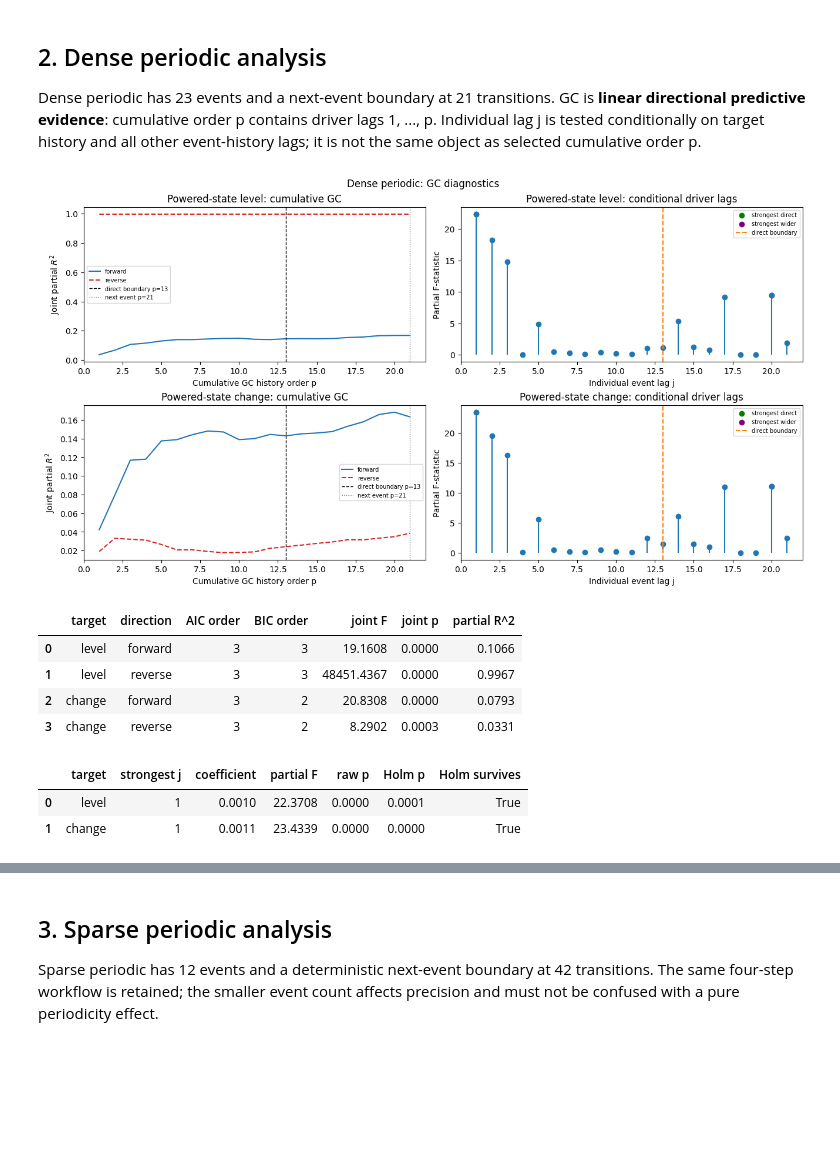
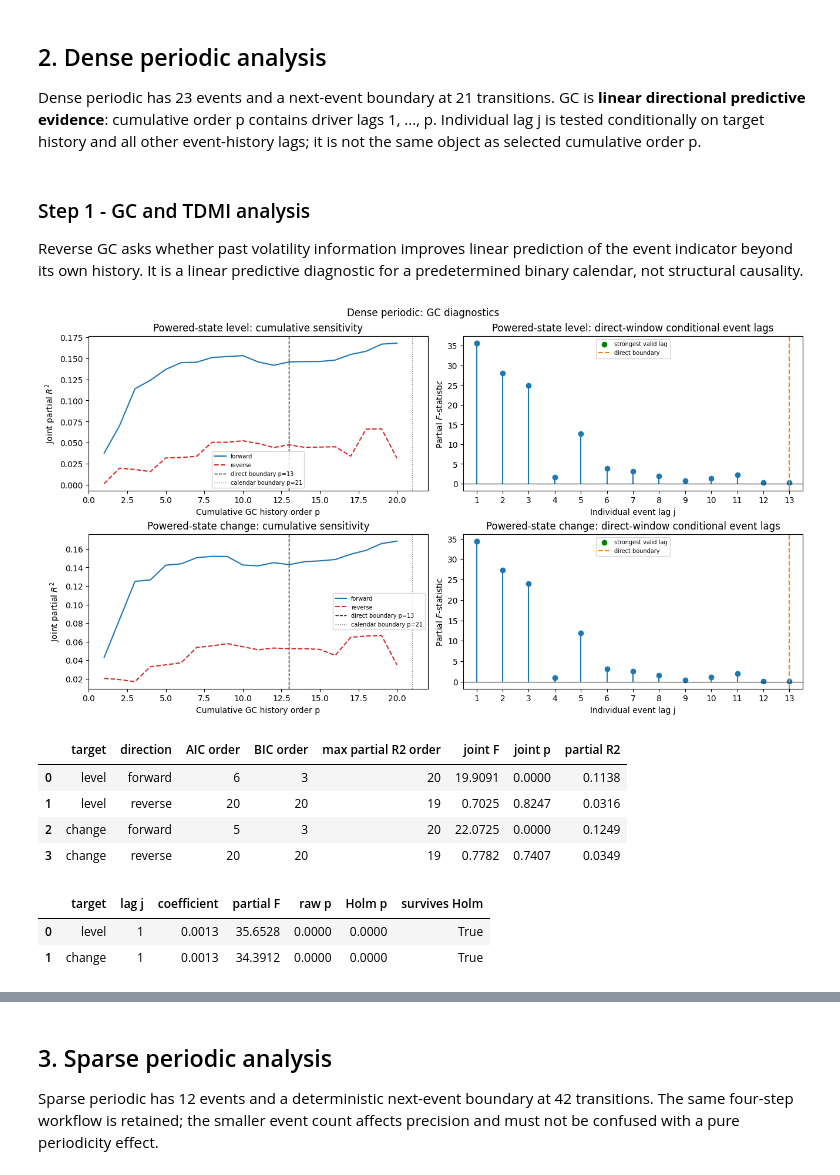
Before and after one commit to JivN24/HSBC-AN-RN, a Jupyter notebook: CODEWORK/Linus' Task Re-Do/10_event_frequency_and_schedule_robustness.ipynb, the cells around one changed output, grey strips where cells are left out. Saved outputs shown, nothing was run; the diff lists cells and outputs as text; code cells hidden in the pictures; blank space fills up the shorter version.

Commit message:
backup: preserve Notebook 10 before benchmark parity correction

```diff
--- a/CODEWORK/Linus' Task Re-Do/10_event_frequency_and_schedule_robustness.ipynb
+++ b/CODEWORK/Linus' Task Re-Do/10_event_frequency_and_schedule_robustness.ipynb
@@ -13,16 +13,19 @@ import numpy as np, pandas as pd, matplotlib.pyplot as plt
 from scipy import stats
 from statsmodels.stats.multitest import multipletests
 from IPython.display import Markdown, display
-N_SEEDS=50; REP_SEED=20260722; STEPS=252; H=13; AGES=np.arange(13); RESULTS=Path('notebook10_results')
-ORDER={'dense_periodic':21,'sparse_periodic':42,'sparse_irregular':42}
-LABEL={'dense_periodic':'Dense periodic','sparse_periodic':'Sparse periodic','sparse_irregular':'Sparse irregular'}
-COLOR={'dense_periodic':'tab:blue','sparse_periodic':'tab:orange','sparse_irregular':'tab:green'}
+N_SEEDS=50; REP_SEED=20260722; STEPS=252; H=13; P_INDIVIDUAL=13; F_TOL=1e-10; COND_MAX=1e10
+GC_PMAX={'dense_periodic':20,'sparse_periodic':41,'sparse_irregular':42}
+RESULTS=Path('notebook10_results')
+LABEL={'dense_periodic':'Dense periodic','sparse_periodic':'Sparse periodic','sparse_irregular':'Sparse irregular'}; COLOR={'dense_periodic':'tab:blue','sparse_periodic':'tab:orange','sparse_irregular':'tab:green'}
 dense=make_case_config(reference_config,label='dense_periodic'); sparse=make_case_config(dense,{'events.period':42/252},label='sparse_periodic'); irregular=make_case_config(sparse,label='sparse_irregular')
 CONFIG={'dense_periodic':dense,'sparse_periodic':sparse,'sparse_irregular':irregular}
 STEPS_BY_CASE={'dense_periodic':np.arange(21,484,21),'sparse_periodic':np.arange(21,484,42),'sparse_irregular':np.array([21,52,113,134,203,249,276,302,364,396,449,483])}
-case_results=pd.read_csv(RESULTS/'stage4_seed_case_analysis.csv'); numeric=pd.read_csv(RESULTS/'stage4_case_numeric_summary.csv'); rates=pd.read_csv(RESULTS/'stage4_case_rate_summary.csv'); profiles=pd.read_csv(RESULTS/'stage4_profile_age_summary.csv'); tdmi_raw=pd.read_csv(RESULTS/'stage3_tdmi_curve.csv'); tdmi_metrics=pd.read_csv(RESULTS/'stage3_tdmi_metrics.csv')
+case_results=pd.read_csv(RESULTS/'stage4_seed_case_analysis.csv'); tdmi_raw=pd.read_csv(RESULTS/'stage3_tdmi_curve.csv'); profiles=pd.read_csv(RESULTS/'stage4_profile_age_summary.csv')
+profile_repeated=case_results[['market_seed','case_name','A_hat','lambda_hat','event_amplitude','event_decay_rate','A_error','lambda_error','parametric_profile_RMSE','nonparametric_profile_RMSE']].copy()
+forecast_repeated=case_results[['market_seed','case_name','active_sigma_unaware_MAE','active_sigma_parametric_MAE','active_sigma_nonparametric_MAE','active_sigma_unaware_RMSE','active_sigma_parametric_RMSE','active_sigma_nonparametric_RMSE','active_sigma_parametric_MAE_gain_pct','active_sigma_nonparametric_MAE_gain_pct']].copy()
+calibration_repeated=case_results[['market_seed','case_name','active_95_state_parametric_coverage','parametric_absolute_coverage_error','active_95_state_parametric_interval_score']].copy()
 assert len(case_results)==150 and case_results.market_seed.nunique()==N_SEEDS and not case_results.duplicated(['market_seed','case_name']).any()
-assert derive_timing(dense)['response_horizon_steps']==12 and derive_timing(irregular)['event_period_steps']==42
+assert P_INDIVIDUAL==13 and derive_timing(dense)['response_horizon_steps']==12
 # %% [output]
 []
 |  | check | passed |
@@ -102,31 +138,39 @@ gc_repeated=pd.DataFrame(repeated); assert len(gc_repeated)==N_SEEDS*3*2
 # %%
+def representative_gc(case):
+    table,_=make_table(case,REP_SEED); scans=[]
+    for target in ['level','change']:
+        for direction in ['forward','reverse']:
+            scans.append(gc_scan(table,case,target,direction,GC_PMAX[case]))
+    return table,pd.concat(scans,ignore_index=True),pd.concat([individual_lags(table,case,t) for t in ['level','change']],ignore_index=True)
+def selection_summary(scan):
+    valid=scan.loc[scan.valid_rank].dropna(subset=['aic','bic','partial_r2']); a=valid.loc[valid.aic.idxmin()]; b=valid.loc[valid.bic.idxmin()]; m=valid.loc[valid.partial_r2.idxmax()]
+    return {'AIC order':int(a.order),'BIC order':int(b.order),'max partial R2 order':int(m.order),'joint F':float(b.F),'joint p':float(b.p_value),'partial R2':float(b.partial_r2)}
 def show_gc(case):
-    table,rep=rep_result(case); pmax=ORDER[case]; boundary=21 if case=='dense_periodic' else (42 if case=='sparse_periodic' else None)
-    fig,axes=plt.subplots(2,2,figsize=(13,7),constrained_layout=True)
-    rows=[]; strong_rows=[]
+    _,scans,individual=representative_gc(case); boundary={'dense_periodic':21,'sparse_periodic':42}.get(case); fig,axes=plt.subplots(2,2,figsize=(13,7),constrained_layout=True); order_rows=[]; strongest=[]
     for r,target in enumerate(['level','change']):
-        for direction,style,col in [('forward','-','tab:blue'),('reverse','--','tab:red')]: axes[r,0].plot(rep[target][direction].p,rep[target][direction].partial_r2,style,color=col,label=direction)
-        axes[r,0].axvline(13,color='black',ls='--',lw=1,label='direct boundary p=13');
-        if boundary: axes[r,0].axvline(boundary,color='grey',ls=':',lw=1,label=f'next event p={boundary}')
-        axes[r,0].set(xlabel='Cumulative GC history order p',ylabel='Joint partial $R^2$',title=f'Powered-state {target}: cumulative GC'); axes[r,0].legend(fontsize=7)
-        ind=rep[target]['individual']; strongest=ind.loc[ind.partial_F.idxmax()]; strong_rows.append({'target':target,'strongest j':int(strongest.lag),'coefficient':strongest.coefficient,'partial F':strongest.partial_F,'raw p':strongest.p_value,'Holm p':strongest.holm_p,'Holm survives':strongest.holm_reject}); axes[r,1].stem(ind.lag,ind.partial_F,basefmt=' ',linefmt='tab:blue',markerfmt='o'); direct=ind.query('lag<=13'); wide=ind.query('lag>13'); axes[r,1].scatter(direct.loc[direct.partial_F.idxmax(),'lag'],direct.partial_F.max(),color='green',label='strongest direct');
-        if len(wide): axes[r,1].scatter(wide.loc[wide.partial_F.idxmax(),'lag'],wide.partial_F.max(),color='purple',label='strongest wider')
-        axes[r,1].axvline(13,color='tab:orange',ls='--',label='direct boundary'); axes[r,1].set(xlabel='Individual event lag j',ylabel='Partial F-statistic',title=f'Powered-state {target}: conditional driver lags'); axes[r,1].legend(fontsize=7)
-        for direction in ['forward','reverse']:
-            g=rep[target][direction]; a=int(g.loc[g.aic.idxmin(),'p']); b=int(g.loc[g.bic.idxmin(),'p']); z=g.loc[g.p.eq(b)].iloc[0]; rows.append({'target':target,'direction':direction,'AIC order':a,'BIC order':b,'joint F':z.F,'joint p':z.p_value,'partial R^2':z.partial_r2})
-    fig.suptitle(f'{LABEL[case]}: GC diagnostics'); plt.show(); display(pd.DataFrame(rows).style.format(precision=4))
-    display(pd.DataFrame(strong_rows).style.format(precision=4))
-    rep50=gc_repeated.query('case==@case').groupby('target').agg(median_AIC_order=('aic_order','median'),median_BIC_order=('bic_order','median'),rejection_rate=('selected_p_value',lambda x:(x<.05).mean()),median_partial_R2=('selected_partial_r2','median'),modal_strongest_j=('strongest_lag',lambda x:x.mode().iat[0])).reset_index(); display(rep50.style.format(precision=4))
-    selected_counts=gc_repeated.query('case==@case').groupby(['target','bic_order']).size().rename('frequency').reset_index(); display(selected_counts.pivot(index='bic_order',columns='target',values='frequency').fillna(0).astype(int))
-    counts=gc_repeated.query('case==@case').groupby(['target','strongest_lag']).size().rename('frequency').reset_index(); display(counts.pivot(index='strongest_lag',columns='target',values='frequency').fillna(0).astype(int))
+        for direction,style,col in [('forward','-','tab:blue'),('reverse','--','tab:red')]:
+            d=scans.query('target==@target and direction==@direction and valid_rank'); axes[r,0].plot(d.order,d.partial_r2,style,color=col,label=direction); order_rows.append({'target':target,'direction':direction,**selection_summary(d)})
+        axes[r,0].axvline(13,color='black',ls='--',lw=1,label='direct boundary p=13')
+        if boundary: axes[r,0].axvline(boundary,color='grey',ls=':',lw=1,label=f'calendar boundary p={boundary}')
+        axes[r,0].set(xlabel='Cumulative GC history order p',ylabel='Joint partial $R^2$',title=f'Powered-state {target}: cumulative sensitivity'); axes[r,0].legend(fontsize=7)
+        d=individual.query('target==@target'); top=d.loc[d.partial_F.idxmax()]; strongest.append({'target':target,'lag j':int(top.lag),'coefficient':top.coefficient,'partial F':top.partial_F,'raw p':top.p_value,'Holm p':top.holm_p,'survives Holm':top.holm_reject})
+        axes[r,1].stem(d.lag,d.partial_F,basefmt=' ',linefmt='tab:blue',markerfmt='o'); axes[r,1].scatter(top.lag,top.partial_F,color='green',label='strongest valid lag'); axes[r,1].axhline(0,color='black',lw=.8); axes[r,1].axvline(13,color='tab:orange',ls='--',label='direct boundary')
+        axes[r,1].set(xlim=(.5,13.5),xticks=np.arange(1,14),xlabel='Individual event lag j',ylabel='Partial $F$-statistic',title=f'Powered-state {target}: direct-window conditional event lags'); axes[r,1].legend(fontsize=7)
+    fig.suptitle(f'{LABEL[case]}: GC diagnostics'); plt.show(); display(pd.DataFrame(order_rows).style.format(precision=4)); display(pd.DataFrame(strongest).style.format(precision=4))
+    d=gc_repeated.query('case==@case and direction=="forward" and valid_rank'); group=d.groupby(['seed','target']); selected=group.apply(lambda x: selection_summary(x),include_groups=False).apply(pd.Series).reset_index(); ind=individual_repeated.query('case==@case').sort_values('partial_F').groupby(['seed','target'],group_keys=False).tail(1)
+    across=selected.groupby('target').agg(median_AIC_order=('AIC order','median'),median_BIC_order=('BIC order','median'),rejection_rate=('joint p',lambda x:(x<.05).mean()),median_partial_R2=('partial R2','median')).reset_index().merge(ind.groupby('target').agg(modal_strongest_j=('lag','median'),median_strongest_F=('partial_F','median'),Holm_survival_rate=('holm_reject','mean')).reset_index(),on='target'); display(across.style.format(precision=4)); display(ind.groupby(['target','lag']).size().unstack(fill_value=0))
+display(Markdown("### Step 1 - GC and TDMI analysis\n\nReverse GC asks whether past volatility information improves linear prediction of the event indicator beyond its own history. It is a linear predictive diagnostic for a predetermined binary calendar, not structural causality."))
 show_gc('dense_periodic')
 # %% [output]
+### Step 1 - GC and TDMI analysis
+
+Reverse GC asks whether past volatility information improves linear prediction of the event indicator beyond its own history. It is a linear predictive diagnostic for a predetermined binary calendar, not structural causality.
-[figure, old version]
+[figure, new version]
-|  | target | direction | AIC order | BIC order | joint F | joint p | partial R^2 |
-| 0 | level | forward | 3 | 3 | 19.1608 | 0.0000 | 0.1066 |
-| 1 | level | reverse | 3 | 3 | 48451.4367 | 0.0000 | 0.9967 |
-| 2 | change | forward | 3 | 2 | 20.8308 | 0.0000 | 0.0793 |
-| 3 | change | reverse | 3 | 2 | 8.2902 | 0.0003 | 0.0331 |
+|  | target | direction | AIC order | BIC order | max partial R2 order | joint F | joint p | partial R2 |
+| 0 | level | forward | 6 | 3 | 20 | 19.9091 | 0.0000 | 0.1138 |
+| 1 | level | reverse | 20 | 20 | 19 | 0.7025 | 0.8247 | 0.0316 |
+| 2 | change | forward | 5 | 3 | 20 | 22.0725 | 0.0000 | 0.1249 |
+| 3 | change | reverse | 20 | 20 | 19 | 0.7782 | 0.7407 | 0.0349 |
-|  | target | strongest j | coefficient | partial F | raw p | Holm p | Holm survives |
-| 0 | level | 1 | 0.0010 | 22.3708 | 0.0000 | 0.0001 | True |
-| 1 | change | 1 | 0.0011 | 23.4339 | 0.0000 | 0.0000 | True |
+|  | target | lag j | coefficient | partial F | raw p | Holm p | survives Holm |
+| 0 | level | 1 | 0.0013 | 35.6528 | 0.0000 | 0.0000 | True |
+| 1 | change | 1 | 0.0013 | 34.3912 | 0.0000 | 0.0000 | True |
```
Also changed, not shown: parts of 20 cells of this notebook.
